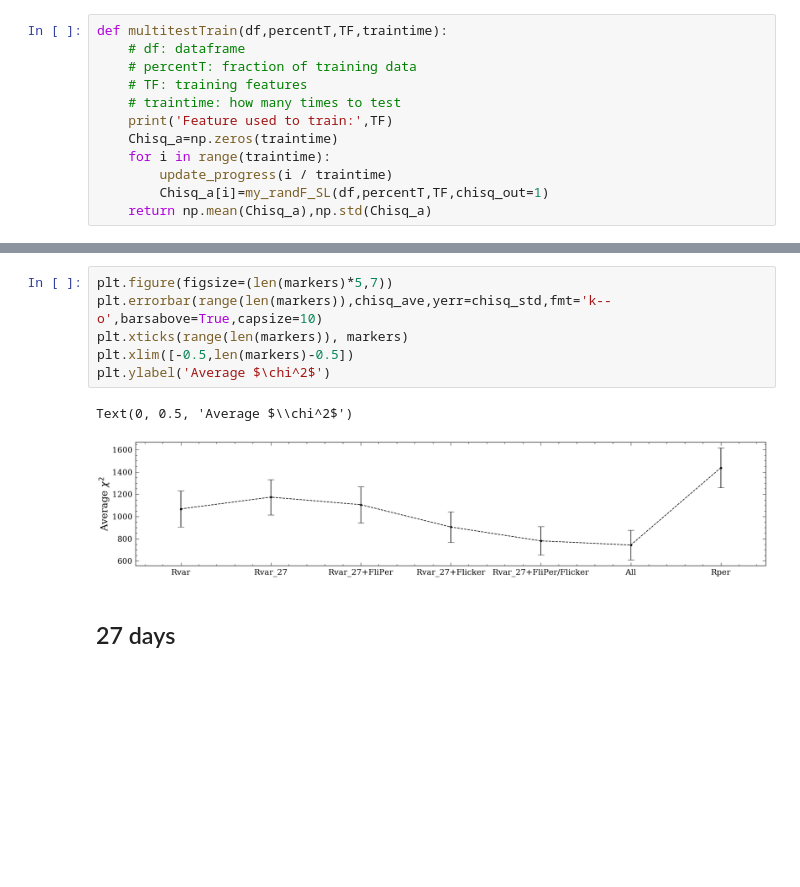
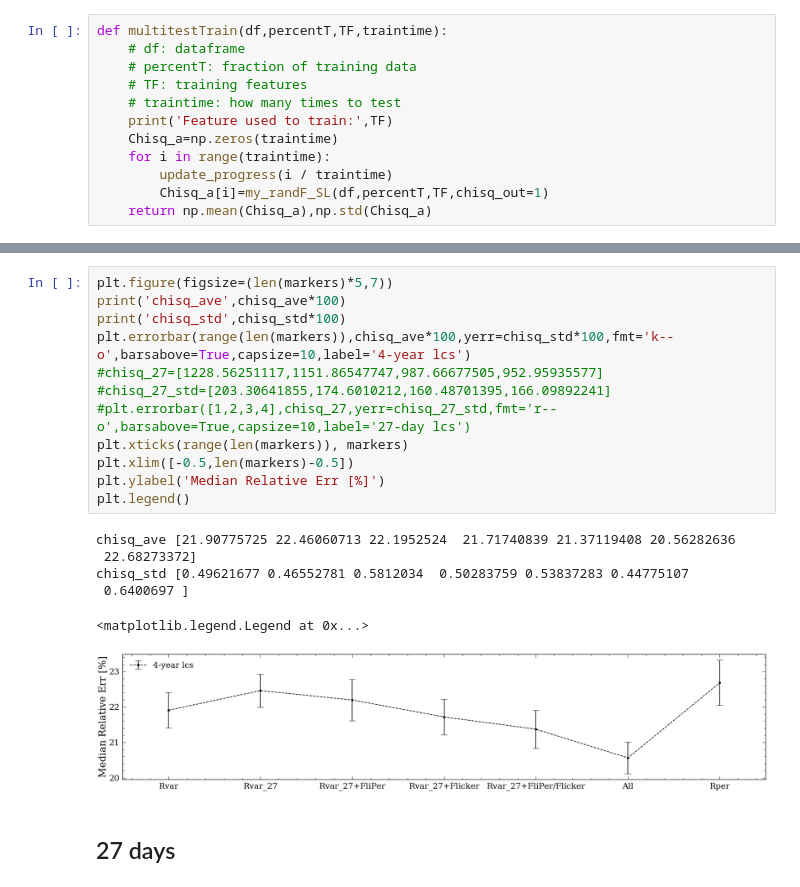
Before and after one commit to lyx12311/Mdwarf, a Jupyter notebook: LightCurveProcess.ipynb, the cells around one changed output, grey strips where cells are left out. Cells and saved outputs as stored; diff of their text form; blank space fills up the shorter version.

Commit message:
change from average chi^2 to MRE

```diff
--- a/LightCurveProcess.ipynb
+++ b/LightCurveProcess.ipynb
@@ -831,12 +870,22 @@ chisq_ave[6],chisq_std[6]=multitestTrain(df_train,0.8,TF,trantime)
 # %%
 plt.figure(figsize=(len(markers)*5,7))
-plt.errorbar(range(len(markers)),chisq_ave,yerr=chisq_std,fmt='k--o',barsabove=True,capsize=10)
+print('chisq_ave',chisq_ave*100)
+print('chisq_std',chisq_std*100)
+plt.errorbar(range(len(markers)),chisq_ave*100,yerr=chisq_std*100,fmt='k--o',barsabove=True,capsize=10,label='4-year lcs')
+#chisq_27=[1228.56251117,1151.86547747,987.66677505,952.95935577]
+#chisq_27_std=[203.30641855,174.6010212,160.48701395,166.09892241]
+#plt.errorbar([1,2,3,4],chisq_27,yerr=chisq_27_std,fmt='r--o',barsabove=True,capsize=10,label='27-day lcs')
 plt.xticks(range(len(markers)), markers)
 plt.xlim([-0.5,len(markers)-0.5])
-plt.ylabel('Average $\chi^2$')
+plt.ylabel('Median Relative Err [%]')
+plt.legend()
 # %% [output]
-Text(0, 0.5, 'Average $\\chi^2$')
+chisq_ave [21.90775725 22.46060713 22.1952524  21.71740839 21.37119408 20.56282636
+ 22.68273372]
+chisq_std [0.49621677 0.46552781 0.5812034  0.50283759 0.53837283 0.44775107
+ 0.6400697 ]
+<matplotlib.legend.Legend at 0x...>
-[figure, old version]
+[figure, new version]
 # %% [markdown]
 ## 27 days
 # %%
```
Also changed, not shown: parts of 15 cells of this notebook.
